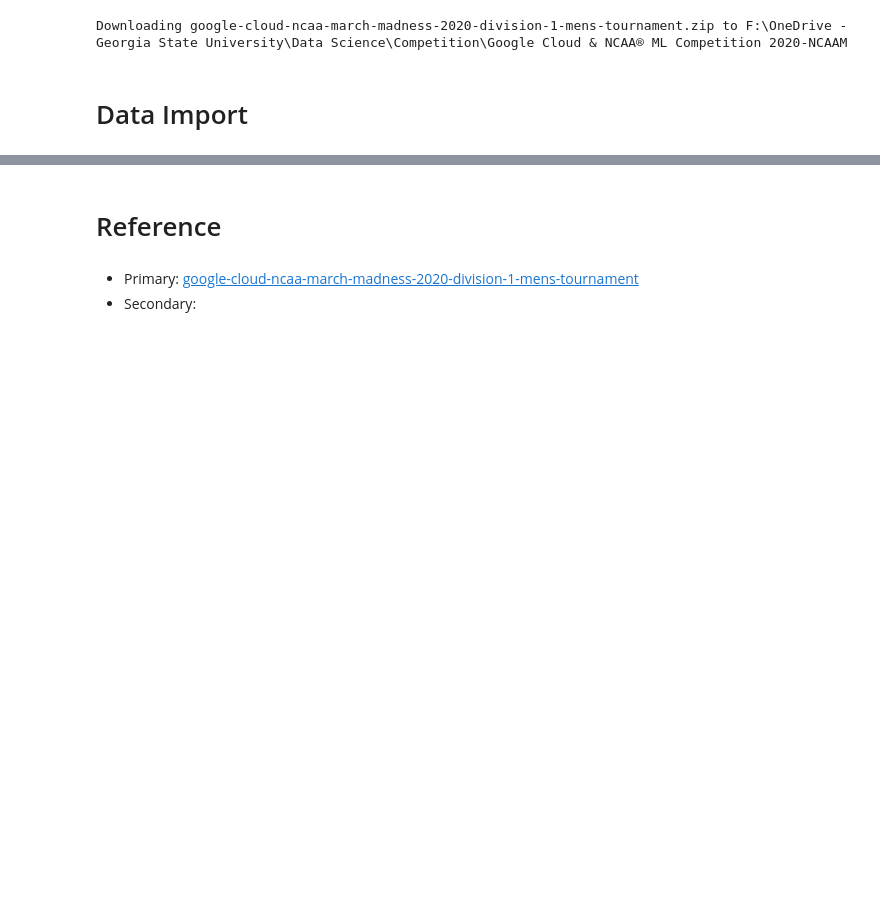
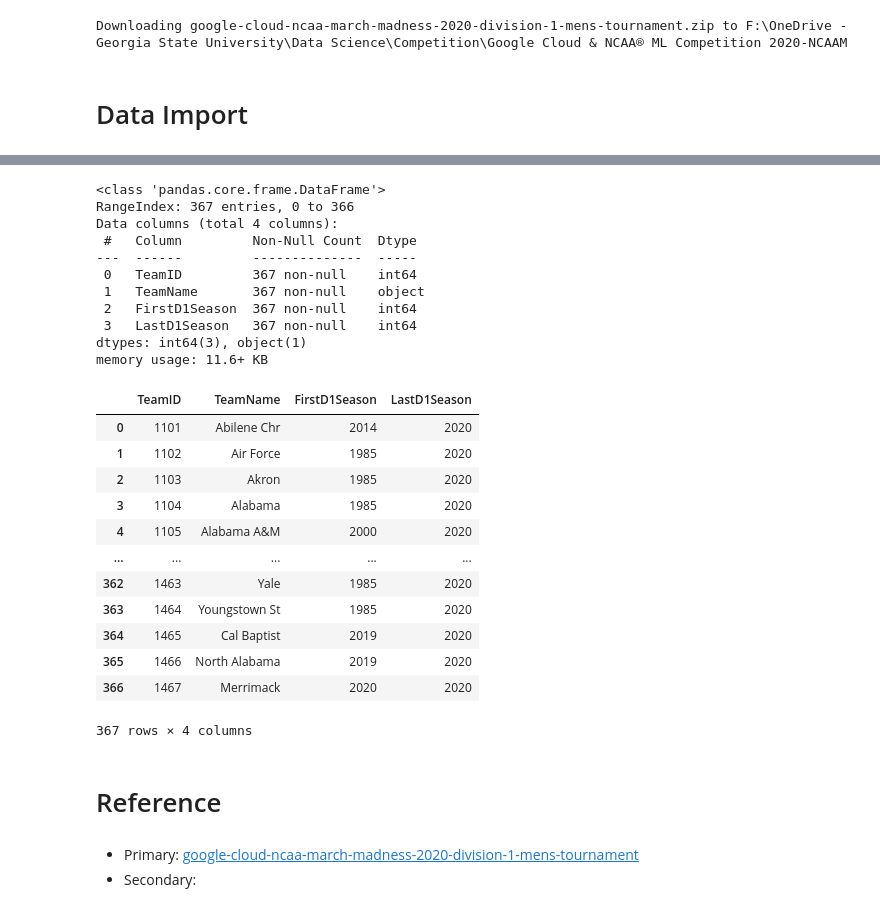
Before and after one commit to YT-Hwang/Kaggle_Competion, a Jupyter notebook: Google Cloud & NCAA® ML Competition 2020-NCAAM/EDA.ipynb, the cells around one changed output, grey strips where cells are left out. Cells and saved outputs as stored; diff of their text form; code cells hidden in the pictures; blank space fills up the shorter version.

```diff
--- a/Google Cloud & NCAA® ML Competition 2020-NCAAM/EDA.ipynb
+++ b/Google Cloud & NCAA® ML Competition 2020-NCAAM/EDA.ipynb
@@ -72,3 +212,31 @@ MPlayers = pd.read_csv(datapath + 'MPlayers.csv', index_col='PlayerID, TeamID')
+# %%
+teams_M.info()
+teams_M
+# %% [output]
+<class 'pandas.core.frame.DataFrame'>
+RangeIndex: 367 entries, 0 to 366
+Data columns (total 4 columns):
+ #   Column         Non-Null Count  Dtype
+---  ------         --------------  -----
+ 0   TeamID         367 non-null    int64
+ 1   TeamName       367 non-null    object
+ 2   FirstD1Season  367 non-null    int64
+ 3   LastD1Season   367 non-null    int64
+dtypes: int64(3), object(1)
+memory usage: 11.6+ KB
+|  | TeamID | TeamName | FirstD1Season | LastD1Season |
+| 0 | 1101 | Abilene Chr | 2014 | 2020 |
+| 1 | 1102 | Air Force | 1985 | 2020 |
+| 2 | 1103 | Akron | 1985 | 2020 |
+| 3 | 1104 | Alabama | 1985 | 2020 |
+| 4 | 1105 | Alabama A&M | 2000 | 2020 |
+| ... | ... | ... | ... | ... |
+| 362 | 1463 | Yale | 1985 | 2020 |
+| 363 | 1464 | Youngstown St | 1985 | 2020 |
+| 364 | 1465 | Cal Baptist | 2019 | 2020 |
+| 365 | 1466 | North Alabama | 2019 | 2020 |
+| 366 | 1467 | Merrimack | 2020 | 2020 |
+367 rows × 4 columns
 # %% [markdown]
 # Reference
 # %% [markdown]
```
Also changed, not shown: parts of 16 cells of this notebook, 3 other files.
